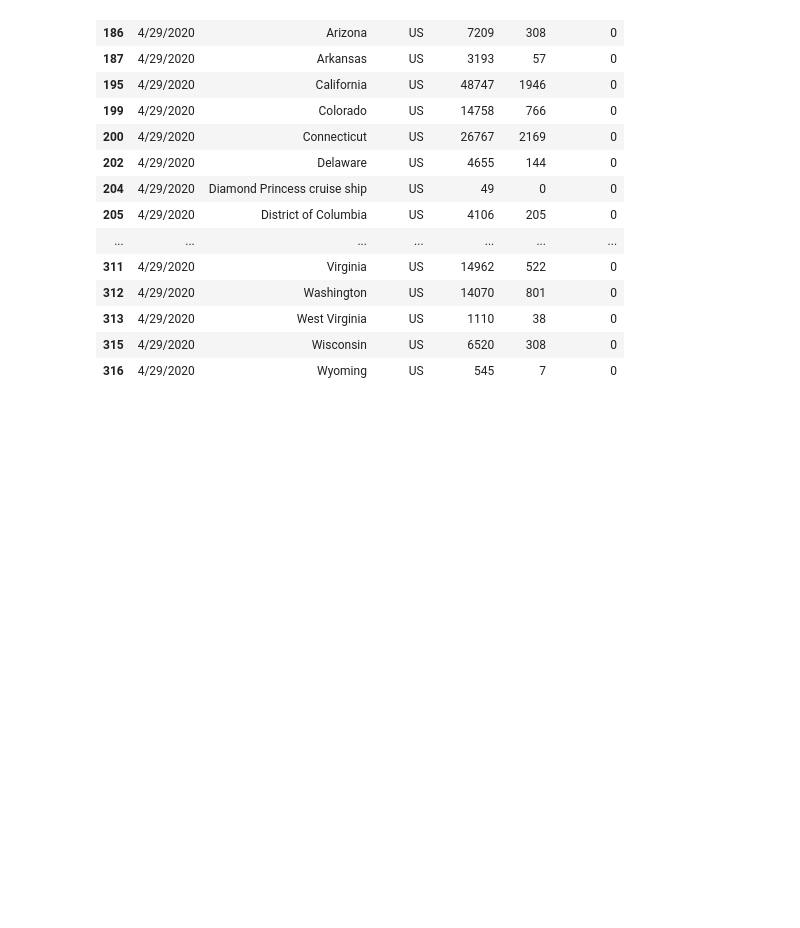
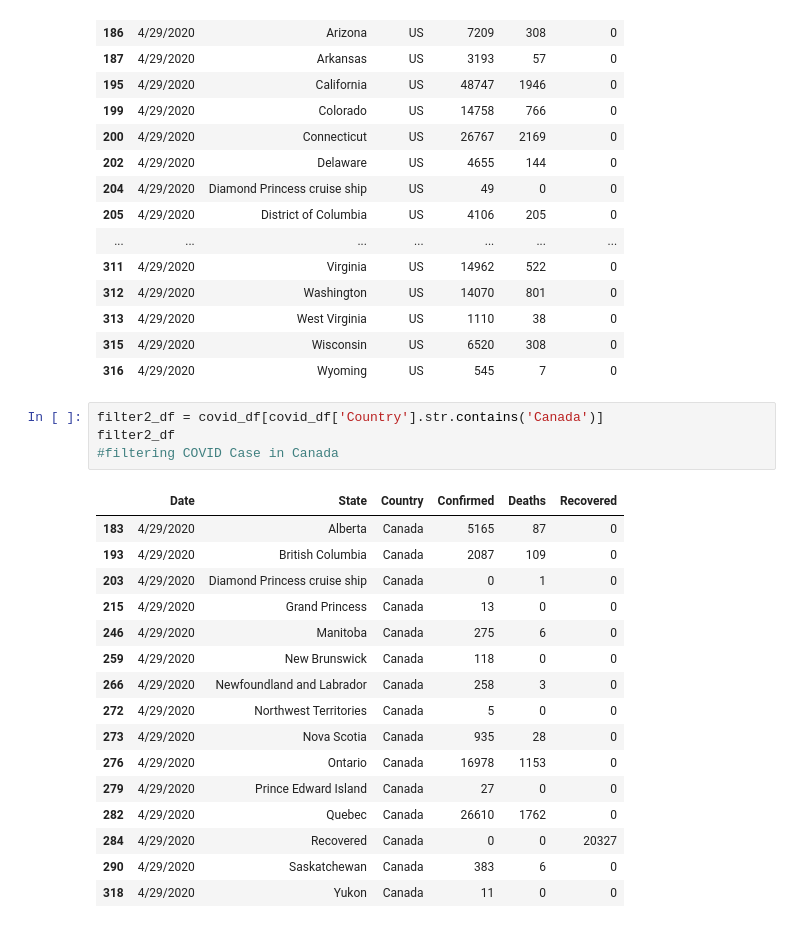
Before and after one commit to Bourne215/Capstone-Project, a Jupyter notebook: notebook/Capstone_Project(Rough Draft).ipynb, the cells around one changed output. Cells and saved outputs as stored; diff of their text form; blank space fills up the shorter version.

```diff
--- a/notebook/Capstone_Project(Rough Draft).ipynb
+++ b/notebook/Capstone_Project(Rough Draft).ipynb
@@ -189,3 +189,24 @@ filter_df
 | 313 | 4/29/2020 | West Virginia | US | 1110 | 38 | 0 |
 | 315 | 4/29/2020 | Wisconsin | US | 6520 | 308 | 0 |
 | 316 | 4/29/2020 | Wyoming | US | 545 | 7 | 0 |
+# %%
+filter2_df = covid_df[covid_df['Country'].str.contains('Canada')]
+filter2_df
+#filtering COVID Case in Canada
+# %% [output]
+|  | Date | State | Country | Confirmed | Deaths | Recovered |
+| 183 | 4/29/2020 | Alberta | Canada | 5165 | 87 | 0 |
+| 193 | 4/29/2020 | British Columbia | Canada | 2087 | 109 | 0 |
+| 203 | 4/29/2020 | Diamond Princess cruise ship | Canada | 0 | 1 | 0 |
+| 215 | 4/29/2020 | Grand Princess | Canada | 13 | 0 | 0 |
+| 246 | 4/29/2020 | Manitoba | Canada | 275 | 6 | 0 |
+| 259 | 4/29/2020 | New Brunswick | Canada | 118 | 0 | 0 |
+| 266 | 4/29/2020 | Newfoundland and Labrador | Canada | 258 | 3 | 0 |
+| 272 | 4/29/2020 | Northwest Territories | Canada | 5 | 0 | 0 |
+| 273 | 4/29/2020 | Nova Scotia | Canada | 935 | 28 | 0 |
+| 276 | 4/29/2020 | Ontario | Canada | 16978 | 1153 | 0 |
+| 279 | 4/29/2020 | Prince Edward Island | Canada | 27 | 0 | 0 |
+| 282 | 4/29/2020 | Quebec | Canada | 26610 | 1762 | 0 |
+| 284 | 4/29/2020 | Recovered | Canada | 0 | 0 | 20327 |
+| 290 | 4/29/2020 | Saskatchewan | Canada | 383 | 6 | 0 |
+| 318 | 4/29/2020 | Yukon | Canada | 11 | 0 | 0 |
```
Also changed, not shown: parts of 1 cell of this notebook.
